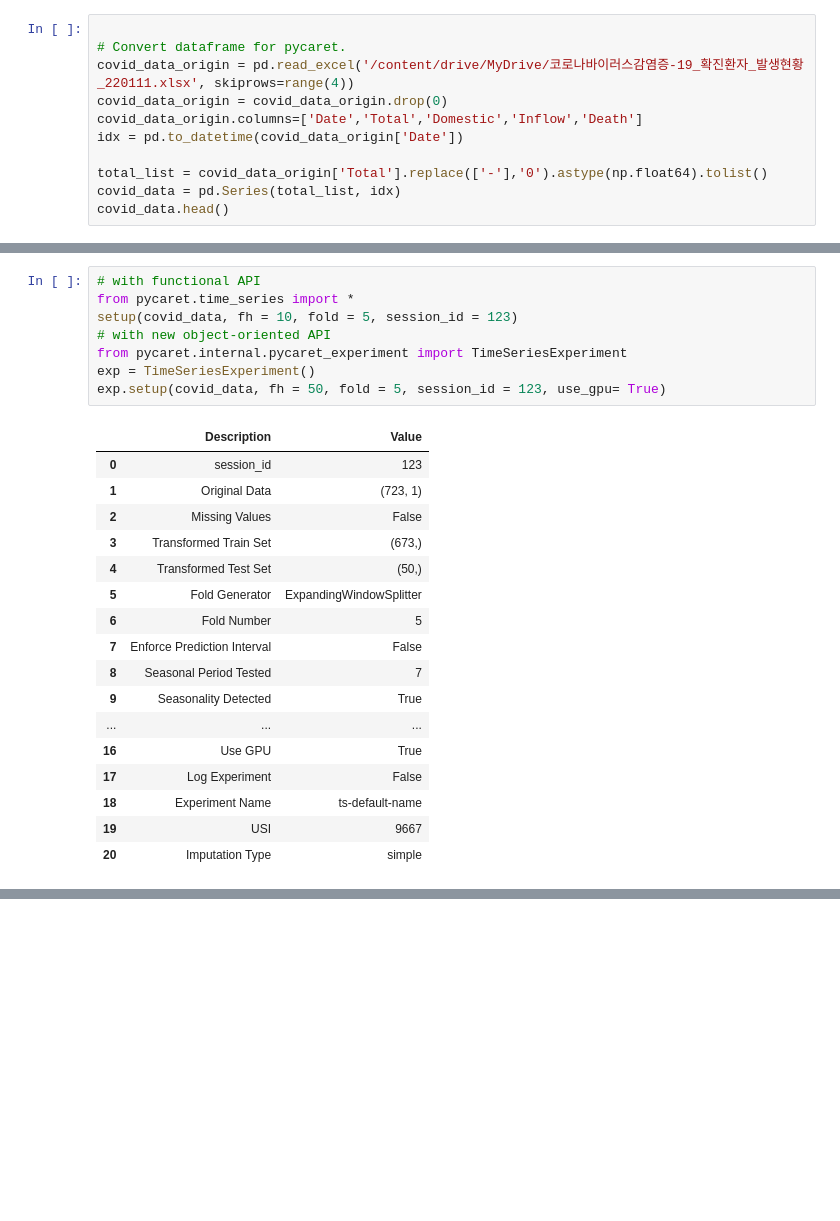
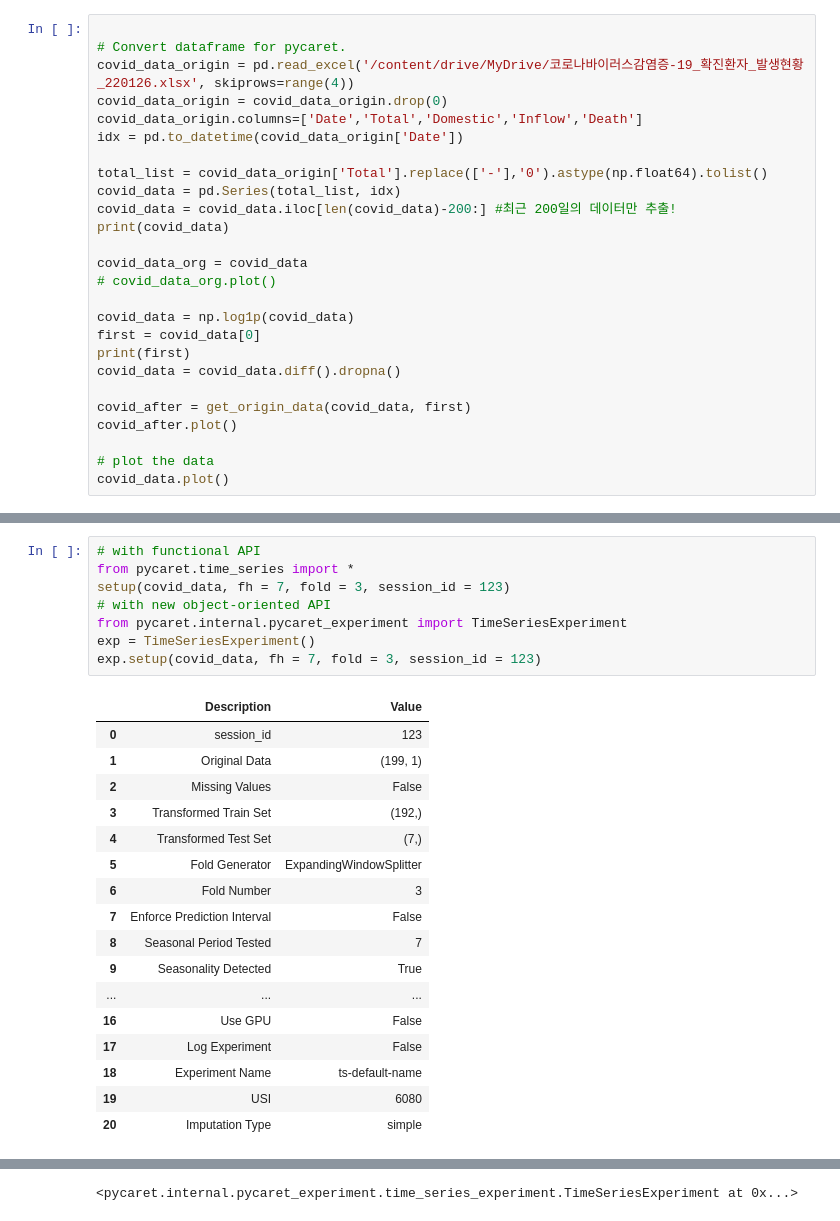
Before and after one commit to jimilee/COVID19_da, a Jupyter notebook: Covid19_pycaret.ipynb, the cells around one changed output, grey strips where cells are left out. Saved outputs shown, nothing was run; the diff lists cells and outputs as text; blank space fills up the shorter version.

Commit message:
pycaret time series module study_Covid-19

```diff
--- a/Covid19_pycaret.ipynb
+++ b/Covid19_pycaret.ipynb
@@ -27,13 +37,28 @@ Successfully installed llvmlite-0.38.0 numba-0.55.0 plotly-5.5.0 pmdarima-1.8.4
 # %%
 
 # Convert dataframe for pycaret.
-covid_data_origin = pd.read_excel('/content/drive/MyDrive/코로나바이러스감염증-19_확진환자_발생현황_220111.xlsx', skiprows=range(4))
+covid_data_origin = pd.read_excel('/content/drive/MyDrive/코로나바이러스감염증-19_확진환자_발생현황_220126.xlsx', skiprows=range(4))
 covid_data_origin = covid_data_origin.drop(0)
 covid_data_origin.columns=['Date','Total','Domestic','Inflow','Death']
 idx = pd.to_datetime(covid_data_origin['Date'])
 
 total_list = covid_data_origin['Total'].replace(['-'],'0').astype(np.float64).tolist()
 covid_data = pd.Series(total_list, idx)
-covid_data.head()
+covid_data = covid_data.iloc[len(covid_data)-200:] #최근 200일의 데이터만 추출!
+print(covid_data)
+
+covid_data_org = covid_data
+# covid_data_org.plot()
+
+covid_data = np.log1p(covid_data)
+first = covid_data[0]
+print(first)
+covid_data = covid_data.diff().dropna()
+
+covid_after = get_origin_data(covid_data, first)
+covid_after.plot()
+
+# plot the data
+covid_data.plot()
 # %% [output]
 Date
@@ -52,26 +80,26 @@ covid_data.plot()
 # %%
 # with functional API
 from pycaret.time_series import *
-setup(covid_data, fh = 10, fold = 5, session_id = 123)
+setup(covid_data, fh = 7, fold = 3, session_id = 123)
 # with new object-oriented API
 from pycaret.internal.pycaret_experiment import TimeSeriesExperiment
 exp = TimeSeriesExperiment()
-exp.setup(covid_data, fh = 50, fold = 5, session_id = 123, use_gpu= True)
+exp.setup(covid_data, fh = 7, fold = 3, session_id = 123)
 # %% [output]
 |  | Description | Value |
 | 0 | session_id | 123 |
-| 1 | Original Data | (723, 1) |
+| 1 | Original Data | (199, 1) |
 | 2 | Missing Values | False |
-| 3 | Transformed Train Set | (673,) |
-| 4 | Transformed Test Set | (50,) |
+| 3 | Transformed Train Set | (192,) |
+| 4 | Transformed Test Set | (7,) |
 | 5 | Fold Generator | ExpandingWindowSplitter |
-| 6 | Fold Number | 5 |
+| 6 | Fold Number | 3 |
 | 7 | Enforce Prediction Interval | False |
 | 8 | Seasonal Period Tested | 7 |
 | 9 | Seasonality Detected | True |
 | ... | ... | ... |
-| 16 | Use GPU | True |
+| 16 | Use GPU | False |
 | 17 | Log Experiment | False |
 | 18 | Experiment Name | ts-default-name |
-| 19 | USI | 9667 |
+| 19 | USI | 6080 |
 | 20 | Imputation Type | simple |
@@ -79,3 +123,4 @@ exp.setup(covid_data, fh = 50, fold = 5, session_id = 123, use_gpu= True)
+<pycaret.internal.pycaret_experiment.time_series_experiment.TimeSeriesExperiment at 0x...>
 # %%
 check_stats()
 # %% [output]
```
Also changed, not shown: parts of 21 cells of this notebook.
